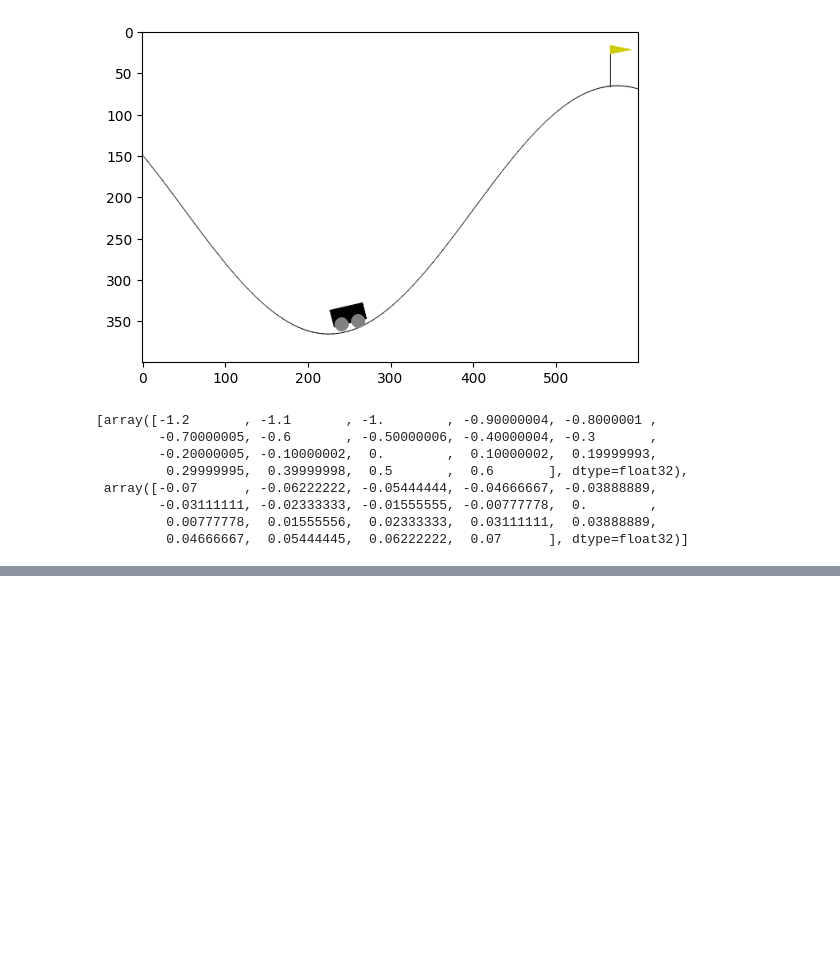
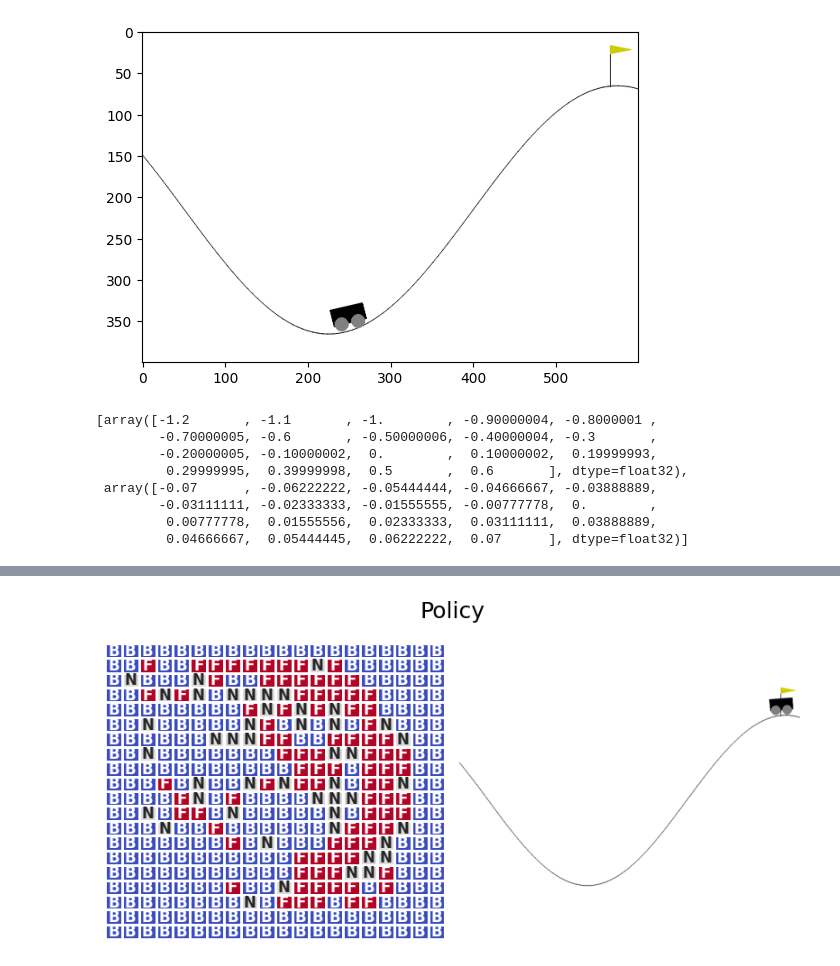
Before and after one commit to ducnguyen998/udemy-beginner-master-rl, a Jupyter notebook: continuous_observation_space_state_aggregation.ipynb, the cells around one changed output, grey strips where cells are left out. Saved outputs shown, nothing was run; the diff lists cells and outputs as text; code cells hidden in the pictures; blank space fills up the shorter version.

```diff
--- a/continuous_observation_space_state_aggregation.ipynb
+++ b/continuous_observation_space_state_aggregation.ipynb
@@ -430,0 +492,6 @@ saenv.buckets
+# %%
+# Plot the learned policy pi(s)
+
+plot_policy(action_values, env.render(mode='rgb_array'), action_meanings={ 0: 'B', 1 : 'N', 2 : 'F' })
+# %% [output]
+[figure, added]
```
Also changed, not shown: parts of 9 cells of this notebook, 1 other file.
